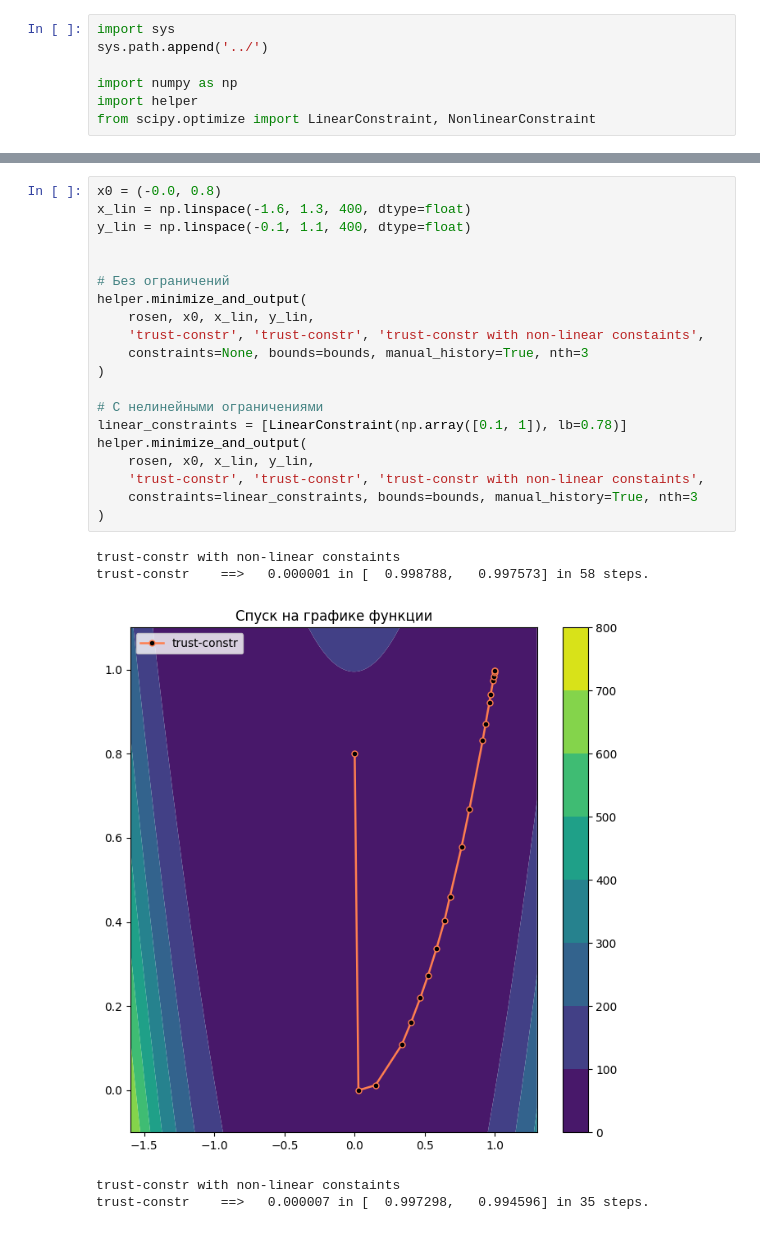
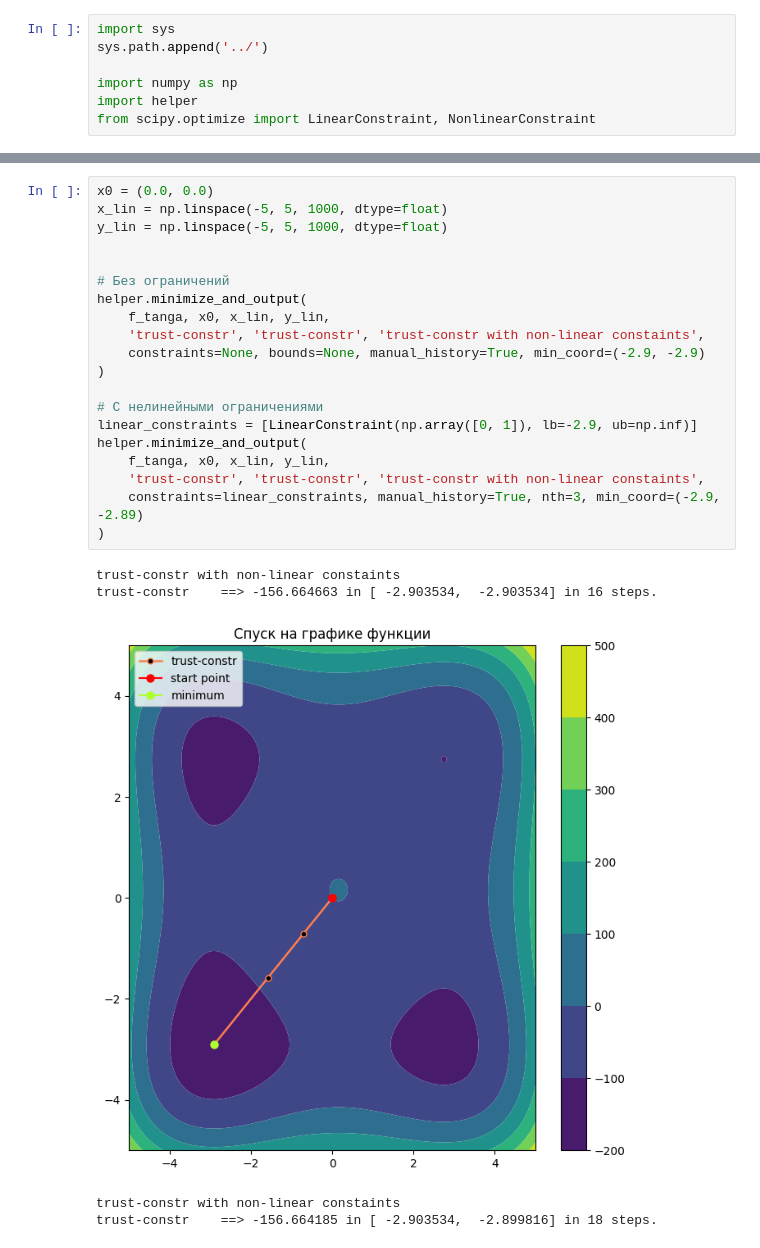
Before and after one commit to trio-at-optimization/optimization-lab4, a Jupyter notebook: Sources/AT1/constraint_research.ipynb, the cells around one changed output, grey strips where cells are left out. Cells and saved outputs as stored; diff of their text form.

```diff
--- a/Sources/AT1/constraint_research.ipynb
+++ b/Sources/AT1/constraint_research.ipynb
@@ -44,26 +90,26 @@ trust-constr    ==>   0.000001 in [  0.998787,   0.997571] in 44 steps.
 # %%
-x0 = (-0.0, 0.8)
-x_lin = np.linspace(-1.6, 1.3, 400, dtype=float)
-y_lin = np.linspace(-0.1, 1.1, 400, dtype=float)
+x0 = (0.0, 0.0)
+x_lin = np.linspace(-5, 5, 1000, dtype=float)
+y_lin = np.linspace(-5, 5, 1000, dtype=float)
 
 
 # Без ограничений
 helper.minimize_and_output(
-    rosen, x0, x_lin, y_lin,
+    f_tanga, x0, x_lin, y_lin,
     'trust-constr', 'trust-constr', 'trust-constr with non-linear constaints',
-    constraints=None, bounds=bounds, manual_history=True, nth=3
+    constraints=None, bounds=None, manual_history=True, min_coord=(-2.9, -2.9)
 )
 
 # С нелинейными ограничениями
-linear_constraints = [LinearConstraint(np.array([0.1, 1]), lb=0.78)]
+linear_constraints = [LinearConstraint(np.array([0, 1]), lb=-2.9, ub=np.inf)]
 helper.minimize_and_output(
-    rosen, x0, x_lin, y_lin,
+    f_tanga, x0, x_lin, y_lin,
     'trust-constr', 'trust-constr', 'trust-constr with non-linear constaints',
-    constraints=linear_constraints, bounds=bounds, manual_history=True, nth=3
+    constraints=linear_constraints, manual_history=True, nth=3, min_coord=(-2.9, -2.89)
 )
 # %% [output]
 trust-constr with non-linear constaints
-trust-constr    ==>   0.000001 in [  0.998788,   0.997573] in 58 steps.
+trust-constr    ==> -156.664663 in [ -2.903534,  -2.903534] in 16 steps.
-[figure, old version]
+[figure, new version]
 trust-constr with non-linear constaints
-trust-constr    ==>   0.000007 in [  0.997298,   0.994596] in 35 steps.
+trust-constr    ==> -156.664185 in [ -2.903534,  -2.899816] in 18 steps.
```
Also changed, not shown: parts of 4 cells of this notebook, 1 other file.
